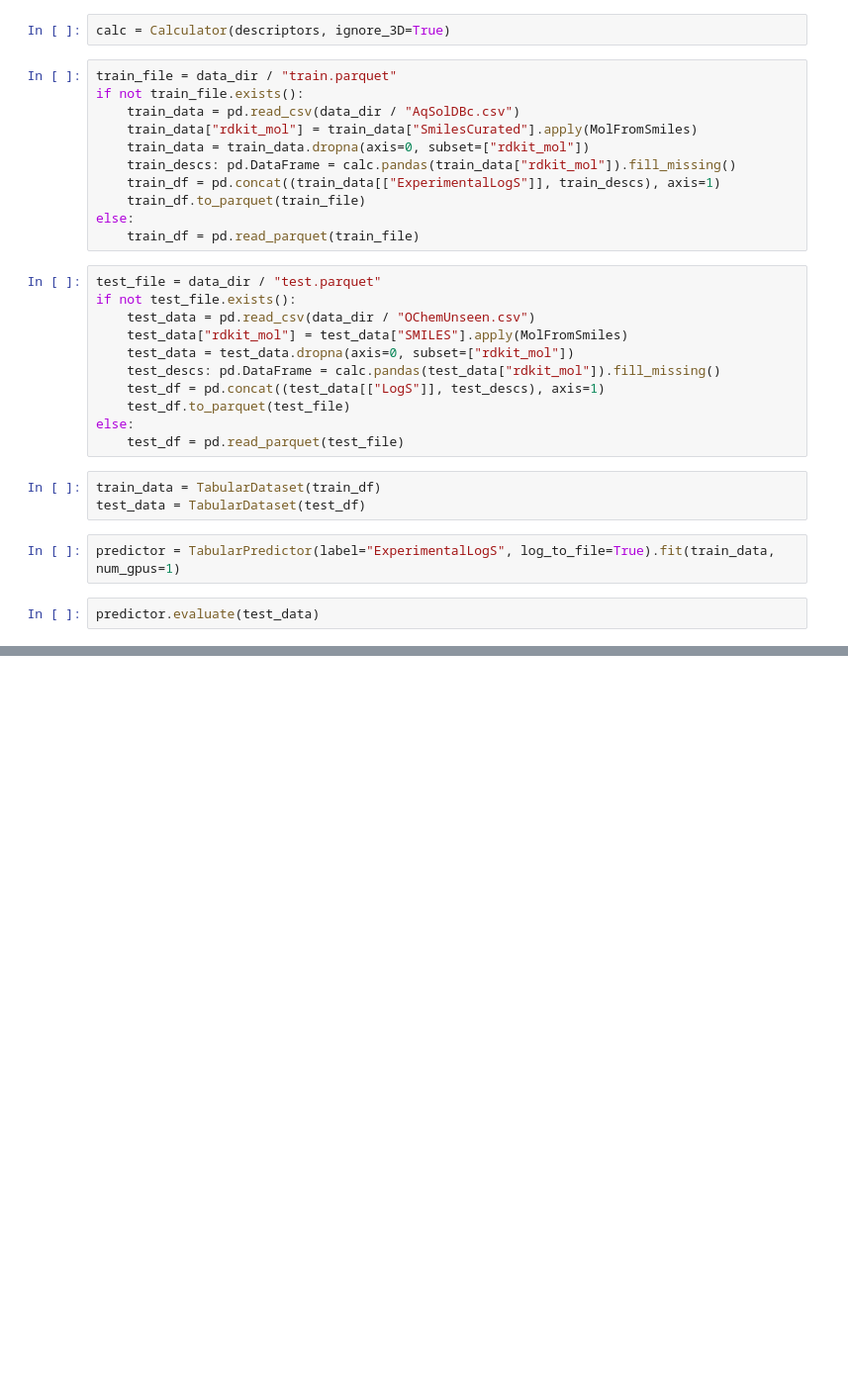
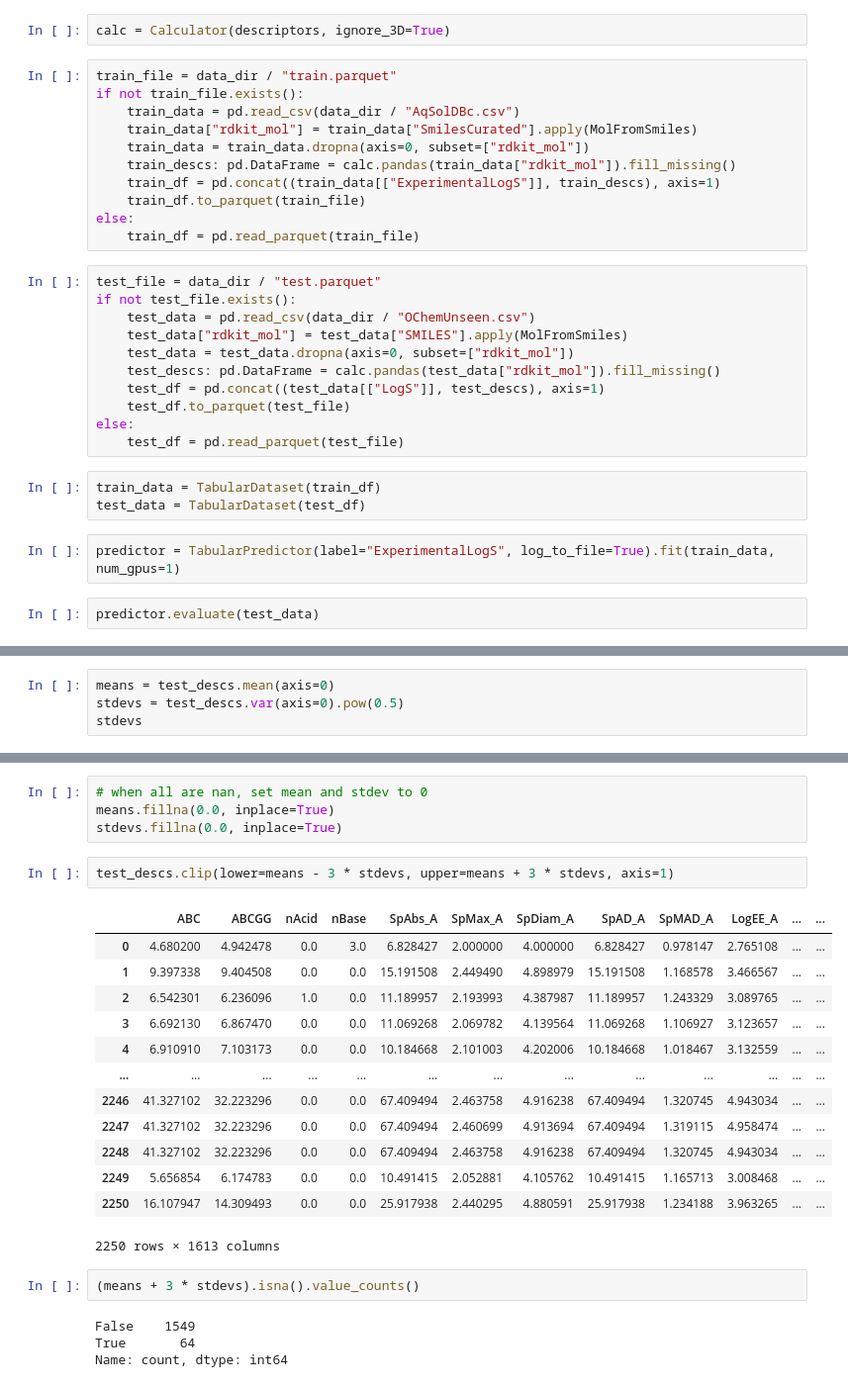
Before and after one commit to JacksonBurns/autosol, a Jupyter notebook: autosol.ipynb, the cells around one changed output, grey strips where cells are left out. Shown: that part at 99% size. Cells and saved outputs as stored; diff of their text form; blank space fills up the shorter version.

```diff
--- a/autosol.ipynb
+++ b/autosol.ipynb
@@ -41,0 +83,4 @@ predictor.evaluate(test_data)
+# %%
+means = test_descs.mean(axis=0)
+stdevs = test_descs.var(axis=0).pow(0.5)
+stdevs
@@ -41,0 +100,26 @@ predictor.evaluate(test_data)
+# %%
+# when all are nan, set mean and stdev to 0
+means.fillna(0.0, inplace=True)
+stdevs.fillna(0.0, inplace=True)
+# %%
+test_descs.clip(lower=means - 3 * stdevs, upper=means + 3 * stdevs, axis=1)
+# %% [output]
+|  | ABC | ABCGG | nAcid | nBase | SpAbs_A | SpMax_A | SpDiam_A | SpAD_A | SpMAD_A | LogEE_A | ... | ... |
+| 0 | 4.680200 | 4.942478 | 0.0 | 3.0 | 6.828427 | 2.000000 | 4.000000 | 6.828427 | 0.978147 | 2.765108 | ... | ... |
+| 1 | 9.397338 | 9.404508 | 0.0 | 0.0 | 15.191508 | 2.449490 | 4.898979 | 15.191508 | 1.168578 | 3.466567 | ... | ... |
+| 2 | 6.542301 | 6.236096 | 1.0 | 0.0 | 11.189957 | 2.193993 | 4.387987 | 11.189957 | 1.243329 | 3.089765 | ... | ... |
+| 3 | 6.692130 | 6.867470 | 0.0 | 0.0 | 11.069268 | 2.069782 | 4.139564 | 11.069268 | 1.106927 | 3.123657 | ... | ... |
+| 4 | 6.910910 | 7.103173 | 0.0 | 0.0 | 10.184668 | 2.101003 | 4.202006 | 10.184668 | 1.018467 | 3.132559 | ... | ... |
+| ... | ... | ... | ... | ... | ... | ... | ... | ... | ... | ... | ... | ... |
+| 2246 | 41.327102 | 32.223296 | 0.0 | 0.0 | 67.409494 | 2.463758 | 4.916238 | 67.409494 | 1.320745 | 4.943034 | ... | ... |
+| 2247 | 41.327102 | 32.223296 | 0.0 | 0.0 | 67.409494 | 2.460699 | 4.913694 | 67.409494 | 1.319115 | 4.958474 | ... | ... |
+| 2248 | 41.327102 | 32.223296 | 0.0 | 0.0 | 67.409494 | 2.463758 | 4.916238 | 67.409494 | 1.320745 | 4.943034 | ... | ... |
+| 2249 | 5.656854 | 6.174783 | 0.0 | 0.0 | 10.491415 | 2.052881 | 4.105762 | 10.491415 | 1.165713 | 3.008468 | ... | ... |
+| 2250 | 16.107947 | 14.309493 | 0.0 | 0.0 | 25.917938 | 2.440295 | 4.880591 | 25.917938 | 1.234188 | 3.963265 | ... | ... |
+2250 rows × 1613 columns
+# %%
+(means + 3 * stdevs).isna().value_counts()
+# %% [output]
+False    1549
+True       64
+Name: count, dtype: int64
```
Also changed, not shown: parts of 5 cells of this notebook, 4 other files.
